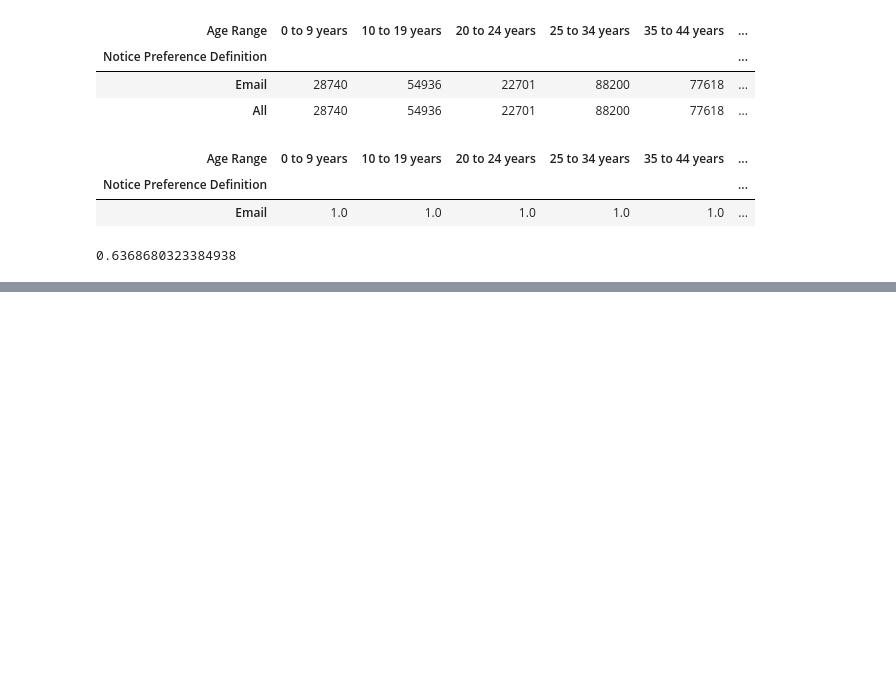
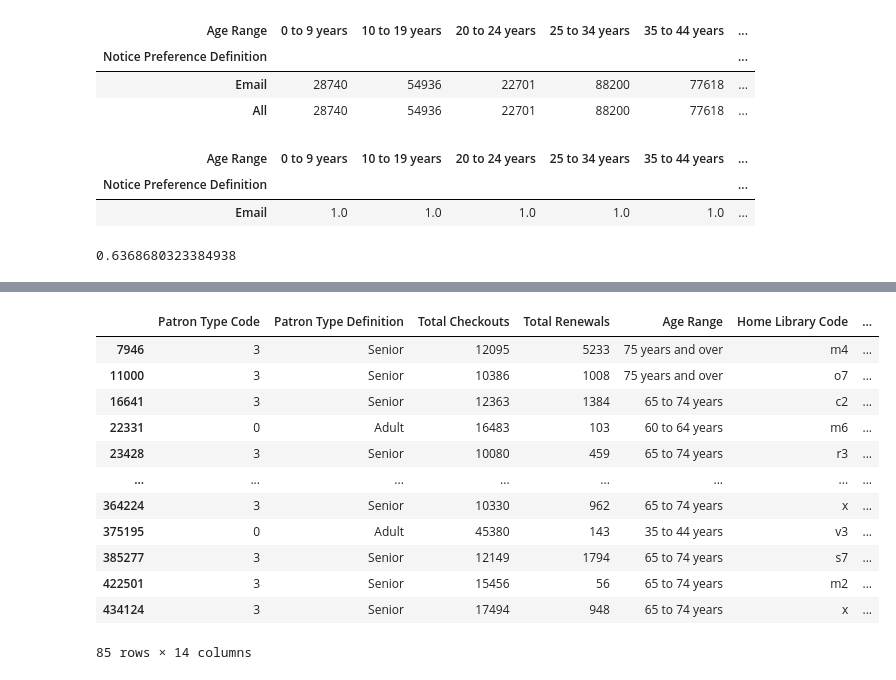
Before and after one commit to rafaelagiordano/2023-2024-Data_Librarian_Rafaela_Giordano, a Jupyter notebook: Modul_3/notebooks/3.1_SFLB.ipynb, the cells around one changed output, grey strips where cells are left out. Cells and saved outputs as stored; diff of their text form; code cells hidden in the pictures; blank space fills up the shorter version.

```diff
--- a/Modul_3/notebooks/3.1_SFLB.ipynb
+++ b/Modul_3/notebooks/3.1_SFLB.ipynb
@@ -386,0 +413,18 @@ df['Total Checkouts'].corr(df['Total Renewals'])
+# %%
+import pandas as pd
+df = pd.read_csv("../data/Library_Usage.csv")
+df.loc[df['Total Checkouts'] > 10000]
+# %% [output]
+|  | Patron Type Code | Patron Type Definition | Total Checkouts | Total Renewals | Age Range | Home Library Code | ... |
+| 7946 | 3 | Senior | 12095 | 5233 | 75 years and over | m4 | ... |
+| 11000 | 3 | Senior | 10386 | 1008 | 75 years and over | o7 | ... |
+| 16641 | 3 | Senior | 12363 | 1384 | 65 to 74 years | c2 | ... |
+| 22331 | 0 | Adult | 16483 | 103 | 60 to 64 years | m6 | ... |
+| 23428 | 3 | Senior | 10080 | 459 | 65 to 74 years | r3 | ... |
+| ... | ... | ... | ... | ... | ... | ... | ... |
+| 364224 | 3 | Senior | 10330 | 962 | 65 to 74 years | x | ... |
+| 375195 | 0 | Adult | 45380 | 143 | 35 to 44 years | v3 | ... |
+| 385277 | 3 | Senior | 12149 | 1794 | 65 to 74 years | s7 | ... |
+| 422501 | 3 | Senior | 15456 | 56 | 65 to 74 years | m2 | ... |
+| 434124 | 3 | Senior | 17494 | 948 | 65 to 74 years | x | ... |
+85 rows × 14 columns
```
Also changed, not shown: parts of 20 cells of this notebook, 15 other files.
